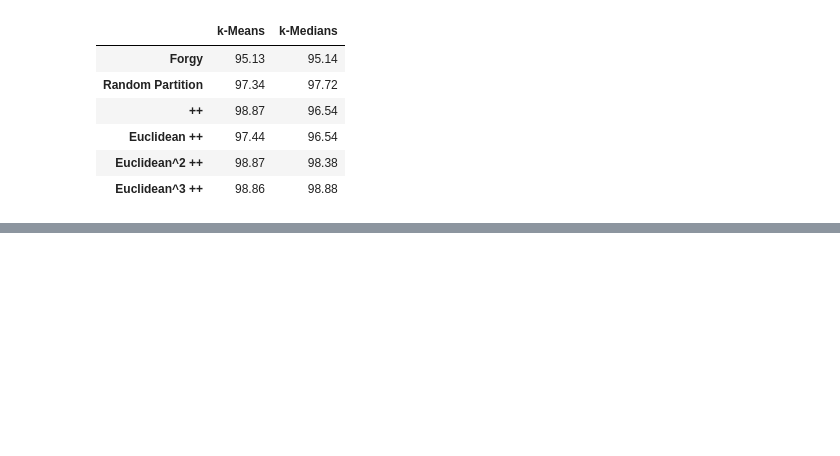
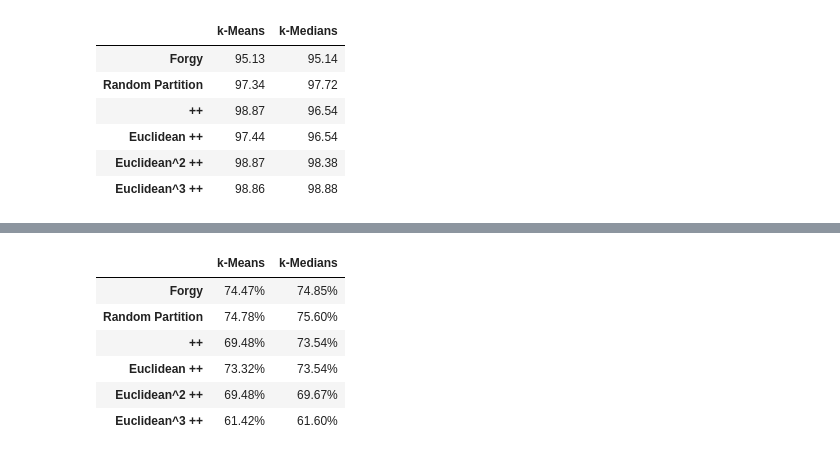
Before and after one commit to KataTech/OTFactorDiscovery, a Jupyter notebook: daniel/Clustering/initialization_study.ipynb, the cells around one changed output, grey strips where cells are left out. Cells and saved outputs as stored; diff of their text form; code cells hidden in the pictures; blank space fills up the shorter version.

```diff
--- a/daniel/Clustering/initialization_study.ipynb
+++ b/daniel/Clustering/initialization_study.ipynb
@@ -227,0 +486,12 @@ df_styled
+# %%
+# import the E. Coli dataset
+ecoli_df = pd.read_csv('data/ecoli/ecoli.data', header=None, sep='\s+')
+ecoli_X = ecoli_df.iloc[:, 1:-1].values  # assuming the last column is the target
+
+# convert categorical labels to numeric labels
+from sklearn.preprocessing import LabelEncoder
+label_encoder = LabelEncoder()
+ecoli_y = label_encoder.fit_transform(ecoli_df.iloc[:, -1].values)  # assuming the last column is the target
+
+# scale the data
+ecoli_X = skpp.StandardScaler().fit_transform(ecoli_X)
@@ -227,0 +543,67 @@ df_styled
+# %%
+# Define your labels for the axes
+initializations_labels = ['Forgy', 'Random Partition', '++', 'Euclidean ++', 'Euclidean^2 ++', 'Euclidean^3 ++']
+
+# Convert the numpy arrays to pandas DataFrame
+ecoli_df = pd.DataFrame(ecoli_accuracies,
+                  index=initializations_labels,
+                  columns=['k-Means', 'k-Medians'])
+
+# Move decimal two places to the right and round off at the second decimal place
+ecoli_df = ecoli_df * 100
+
+# Create a function to apply a serif font
+def apply_font(s):
+    return ['font-family: serif' for v in s]
+
+# Apply the font, add borders and color the cells
+ecoli_df_styled = ecoli_df.style.apply(apply_font)
+
+ecoli_df_styled.set_table_styles([
+    {
+        'selector': 'th',
+        'props': [
+            ('font-family', 'serif'),
+            ('padding', '8px 30px'),  # Increased right and left padding
+            ('text-align', 'center')  # Center the text
+        ]
+    },
+    {
+        'selector': 'td',
+        'props': [
+            ('padding', '8px 30px'),  # Increased right and left padding
+            ('text-align', 'center')  # Center the text
+        ]
+    },
+    {
+        'selector': 'tr:nth-of-type(even)',
+        'props': [
+            ('background', 'white'),
+        ]
+    },
+    {
+        'selector': 'tr:nth-of-type(odd)',
+        'props': [
+            ('background', 'white'),
+        ]
+    }
+], overwrite=False)  # Do not overwrite previous styles
+
+# Create a custom colormap
+cmap = colors.LinearSegmentedColormap.from_list("mycmap", ["white", "plum"])
+
+# Apply background gradient
+ecoli_df_styled.background_gradient(cmap=cmap, axis=None, vmax=100*max(ecoli_accuracies.flatten()))
+
+# Set precision to two decimal places
+ecoli_df_styled.format("{:.2f}%")
+
+ecoli_df_styled
+# %% [output]
+|  | k-Means | k-Medians |
+| Forgy | 74.47% | 74.85% |
+| Random Partition | 74.78% | 75.60% |
+| ++ | 69.48% | 73.54% |
+| Euclidean ++ | 73.32% | 73.54% |
+| Euclidean^2 ++ | 69.48% | 69.67% |
+| Euclidean^3 ++ | 61.42% | 61.60% |
```
Also changed, not shown: parts of 42 cells of this notebook, 21 other files.
